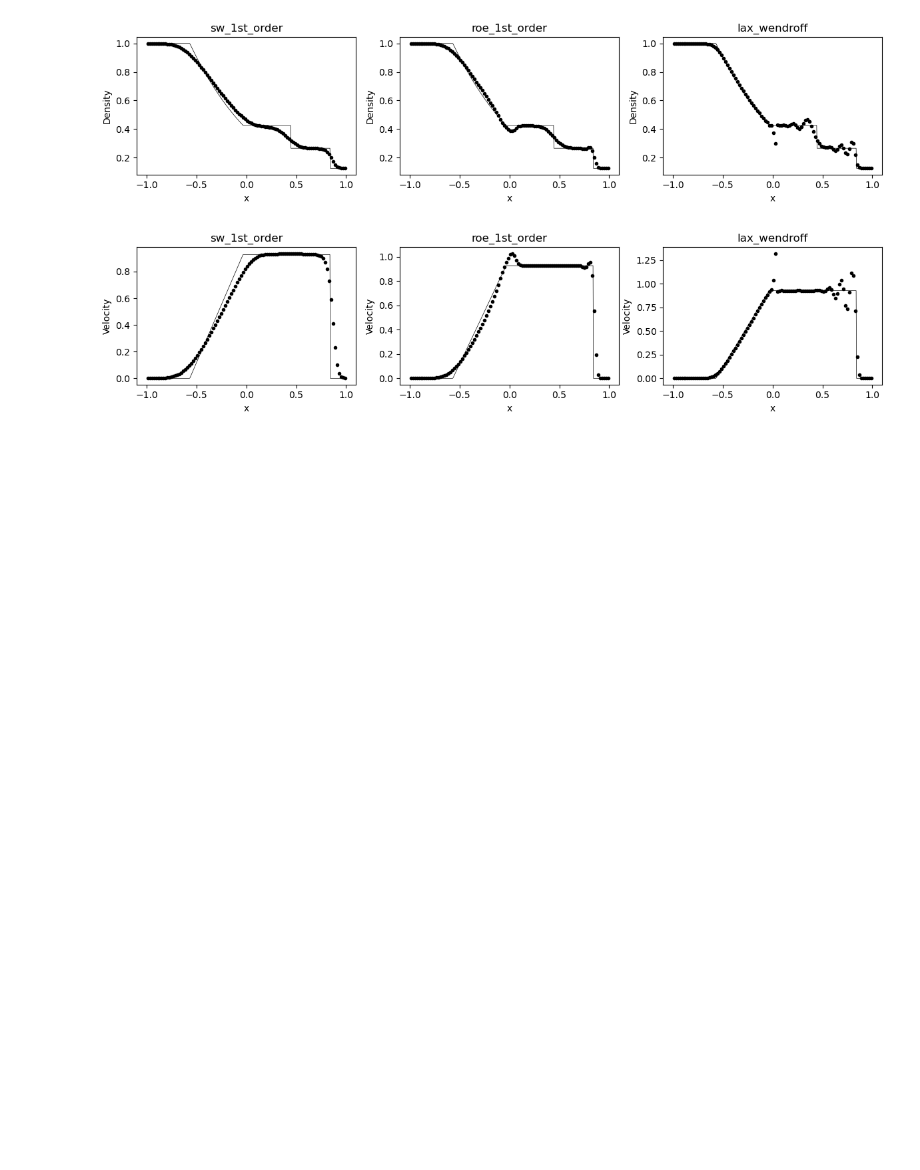
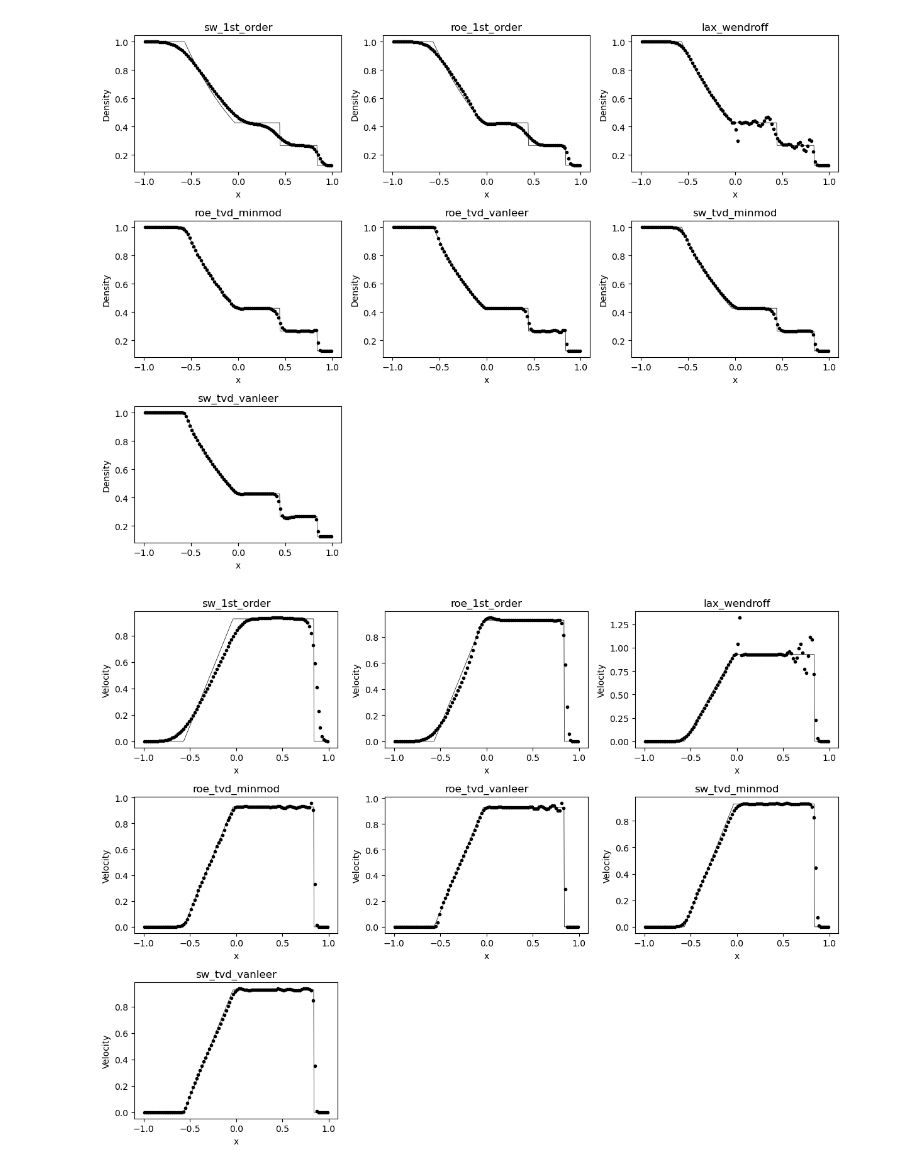
Before and after one commit to shohirose/basic-cfd3, a Jupyter notebook: plot.ipynb, the cells around one changed output. Saved outputs shown, nothing was run; the diff lists cells and outputs as text; code cells hidden in the pictures; blank space fills up the shorter version.

Commit message:
Update figures

```diff
--- a/plot.ipynb
+++ b/plot.ipynb
@@ -19,33 +19,34 @@ def plot(ax: plt.Axes, dir: Path, filename:str, ylabel: str, case: str) -> None:
     ax.set_ylabel(ylabel)
     ax.set_title(case)
 # %%
-simulators = ["sw_1st_order", "roe_1st_order", "lax_wendroff"]
+simulators = ["sw_1st_order", "roe_1st_order", "lax_wendroff", "roe_tvd_minmod", "roe_tvd_vanleer",
+    "sw_tvd_minmod", "sw_tvd_vanleer"]
 
 rho_exact = np.loadtxt("exact_solution/rho.txt")
 u_exact = np.loadtxt("exact_solution/u.txt")
 p_exact = np.loadtxt("exact_solution/p.txt")
 x_exact = np.loadtxt("exact_solution/x.txt")
 
-fig1 = plt.figure(figsize=(12, 3))
+fig1 = plt.figure(figsize=(12, 9))
 for i, simulator in enumerate(simulators, 1):
-    ax = fig1.add_subplot(1, 3, i)
+    ax = fig1.add_subplot(3, 3, i)
     ax.plot(x_exact, rho_exact, 'k-', linewidth=0.5)
     plot(ax, Path(f"result/{simulator}"), "rho.txt", "Density", simulator)
 fig1.tight_layout()
 
-fig2 = plt.figure(figsize=(12, 3))
+fig2 = plt.figure(figsize=(12, 9))
 for i, simulator in enumerate(simulators, 1):
-    ax = fig2.add_subplot(1, 3, i)
+    ax = fig2.add_subplot(3, 3, i)
     ax.plot(x_exact, u_exact, 'k-', linewidth=0.5)
     plot(ax, Path(f"result/{simulator}"), "u.txt", "Velocity", simulator)
 fig2.tight_layout()
 
-fig3 = plt.figure(figsize=(12, 3))
+fig3 = plt.figure(figsize=(12, 9))
 for i, simulator in enumerate(simulators, 1):
-    ax = fig3.add_subplot(1, 3, i)
+    ax = fig3.add_subplot(3, 3, i)
     ax.plot(x_exact, p_exact, 'k-', linewidth=0.5)
     plot(ax, Path(f"result/{simulator}"), "p.txt", "Pressure", simulator)
 fig3.tight_layout()
 # %% [output]
-[figure, old version]
+[figure, new version]
-[figure, old version]
+[figure, new version]
```
Also changed, not shown: parts of 1 cell of this notebook.
